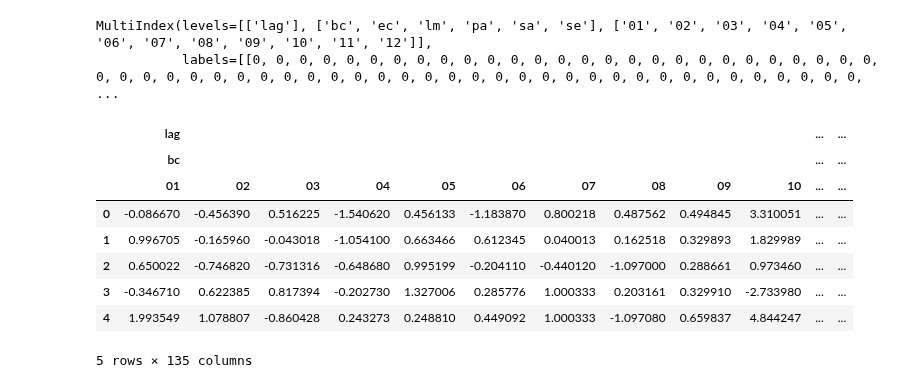
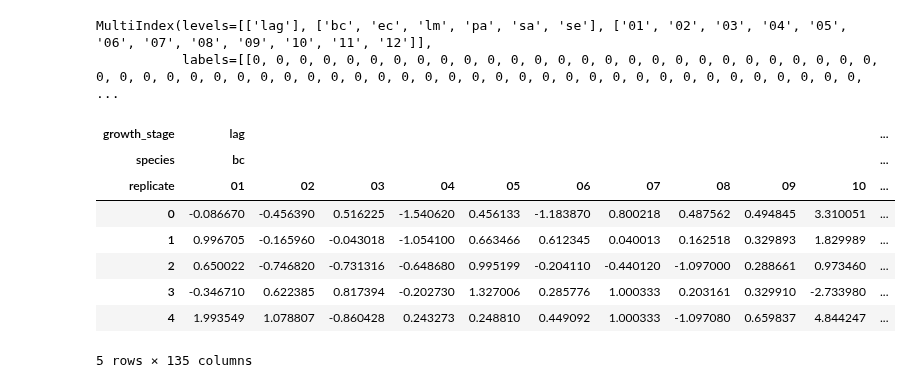
Before and after one commit to AnthonyDickson/summer-bursary-2018, a Jupyter notebook: bacteria/Data Preparation.ipynb, the cells around one changed output. Saved outputs shown, nothing was run; the diff lists cells and outputs as text; code cells hidden in the pictures.

Commit message:
Add level names to hierarchical index of growth_stages dataframe.

```diff
--- a/bacteria/Data Preparation.ipynb
+++ b/bacteria/Data Preparation.ipynb
@@ -137,34 +136,37 @@ MultiIndex(levels=[['lag'], ['bc', 'ec', 'lm', 'pa', 'sa', 'se'], ['01', '02', '
 # %%
 growth_stage_dfs = []
 
 for growth_stage in growth_stages:
     growth_stage_df = df_32ms.filter(regex=growth_stage)
 
     species_dfs = []
 
     for species in bacteria_prefixes:
         species_df = growth_stage_df.filter(regex=species)
         species_df.columns = species_df.columns.str.replace(species, "")
         species_df.columns = species_df.columns.str.replace("_%s" % growth_stage, "")
         species_df.columns = pd.MultiIndex.from_product([[species], species_df.columns])
 
         species_dfs.append(species_df)
 
     species_multilevel_df = pd.concat(species_dfs, axis=1)
 
     growth_stage_dfs.append(species_multilevel_df)
 
-growth_stages_df = pd.concat(growth_stage_dfs, axis=1, keys=growth_stages)
+growth_stages_df = pd.concat(growth_stage_dfs,
+                             axis=1,
+                             keys=growth_stages,
+                             names=('growth_stage', 'species', 'replicate'))
 growth_stages_df.head()
 # %% [output]
-|  | lag |  |  |  |  |  |  |  |  |  | ... | ... |
-|  | bc |  |  |  |  |  |  |  |  |  | ... | ... |
-|  | 01 | 02 | 03 | 04 | 05 | 06 | 07 | 08 | 09 | 10 | ... | ... |
-| 0 | -0.086670 | -0.456390 | 0.516225 | -1.540620 | 0.456133 | -1.183870 | 0.800218 | 0.487562 | 0.494845 | 3.310051 | ... | ... |
-| 1 | 0.996705 | -0.165960 | -0.043018 | -1.054100 | 0.663466 | 0.612345 | 0.040013 | 0.162518 | 0.329893 | 1.829989 | ... | ... |
-| 2 | 0.650022 | -0.746820 | -0.731316 | -0.648680 | 0.995199 | -0.204110 | -0.440120 | -1.097000 | 0.288661 | 0.973460 | ... | ... |
-| 3 | -0.346710 | 0.622385 | 0.817394 | -0.202730 | 1.327006 | 0.285776 | 1.000333 | 0.203161 | 0.329910 | -2.733980 | ... | ... |
-| 4 | 1.993549 | 1.078807 | -0.860428 | 0.243273 | 0.248810 | 0.449092 | 1.000333 | -1.097080 | 0.659837 | 4.844247 | ... | ... |
+| growth_stage | lag |  |  |  |  |  |  |  |  |  | ... |
+| species | bc |  |  |  |  |  |  |  |  |  | ... |
+| replicate | 01 | 02 | 03 | 04 | 05 | 06 | 07 | 08 | 09 | 10 | ... |
+| 0 | -0.086670 | -0.456390 | 0.516225 | -1.540620 | 0.456133 | -1.183870 | 0.800218 | 0.487562 | 0.494845 | 3.310051 | ... |
+| 1 | 0.996705 | -0.165960 | -0.043018 | -1.054100 | 0.663466 | 0.612345 | 0.040013 | 0.162518 | 0.329893 | 1.829989 | ... |
+| 2 | 0.650022 | -0.746820 | -0.731316 | -0.648680 | 0.995199 | -0.204110 | -0.440120 | -1.097000 | 0.288661 | 0.973460 | ... |
+| 3 | -0.346710 | 0.622385 | 0.817394 | -0.202730 | 1.327006 | 0.285776 | 1.000333 | 0.203161 | 0.329910 | -2.733980 | ... |
+| 4 | 1.993549 | 1.078807 | -0.860428 | 0.243273 | 0.248810 | 0.449092 | 1.000333 | -1.097080 | 0.659837 | 4.844247 | ... |
 5 rows × 135 columns
 # %%
 growth_stages_df.describe()
```
Also changed, not shown: parts of 5 cells of this notebook.
